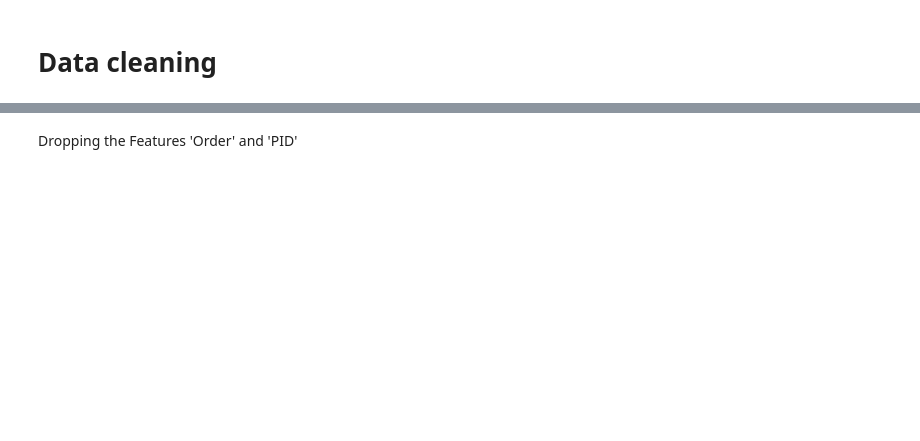
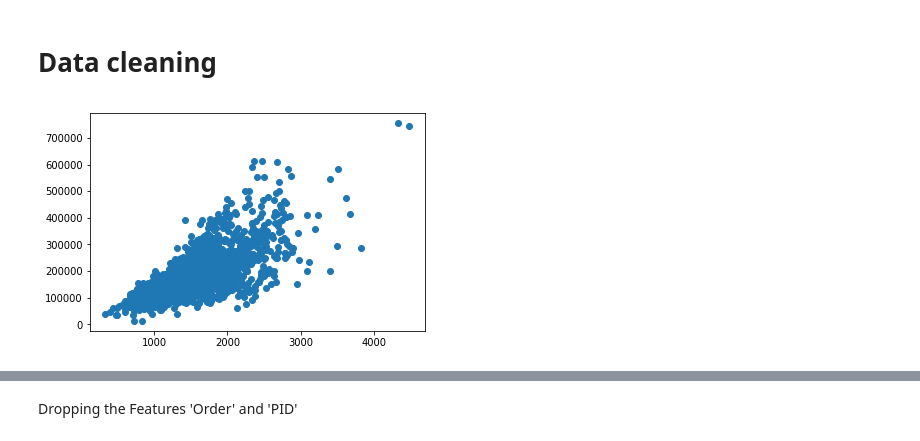
Before and after one commit to daviddapaz/Python, a Jupyter notebook: house-prices-solution.ipynb, the cells around one changed output, grey strips where cells are left out. Cells and saved outputs as stored; diff of their text form; code cells hidden in the pictures; blank space fills up the shorter version.

```diff
--- a/house-prices-solution.ipynb
+++ b/house-prices-solution.ipynb
@@ -22,0 +19,9 @@ data_df.head()
+# %%
+# We can see 100% outliers in the bottom right corner - I'll delete it
+data_df = data_df.drop(data_df[(data_df['Gr Liv Area'] > 4000) & (data_df['SalePrice'] < 300000)].index)
+# %%
+# GrLivArea (Above grade (ground) living area square feet)
+plt.scatter(data_df['Gr Liv Area'].values, data_df['SalePrice'].values)
+plt.show()
+# %% [output]
+[figure, added]
```
Also changed, not shown: parts of 65 cells of this notebook.
